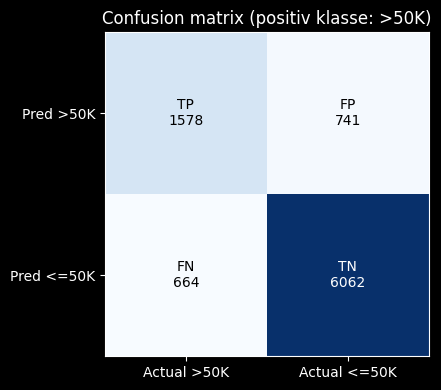
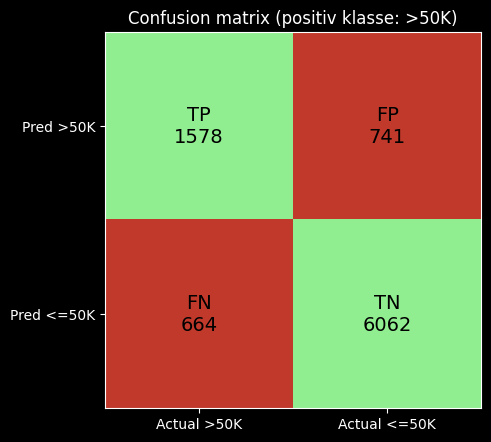
Code edit (unified diff) that turned the first committed figure into the second:
--- before
+++ after
@@ -1,3 +1,4 @@
 from sklearn.metrics import precision_recall_fscore_support, confusion_matrix
+from matplotlib.colors import to_rgba
 
 # Loader bedste model fra checkpoint
@@ -14,20 +15,27 @@
     print(f"{name:12}{prec[i]:>10.3f}{rec[i]:>10.3f}{f1[i]:>10.3f}{support[i]:>10}")
 
-# Bygger confusion matrix
+# Bygger confusion matrix (positiv klasse = >50K i top-venstre)
 tn, fp, fn, tp = confusion_matrix(y_test, y_test_pred).ravel()
 cm = np.array([[tp, fp],
                [fn, tn]])
-labels = np.array([[f'TP\n{tp}', f'FP\n{fp}'],
-                   [f'FN\n{fn}', f'TN\n{tn}']])
 
-# Plotter confusion matrix
-fig, ax = plt.subplots(figsize=(4.5, 4))
-ax.imshow(cm, cmap='Blues')
+# Grøn  (korrekt), rød (forkert)
+colors = np.array([
+    [to_rgba('lightgreen'), to_rgba('#C0392B')],
+    [to_rgba('#C0392B'), to_rgba('lightgreen')],
+])
+
+cell_labels = [['TP', 'FP'], ['FN', 'TN']]
+
+fig, ax = plt.subplots(figsize=(5, 5))
+ax.imshow(colors)
+
 for i in range(2):
     for j in range(2):
-        ax.text(j, i, labels[i, j], ha='center', va='center',
-                color='white' if cm[i, j] > cm.max() / 2 else 'black')
-ax.set_xticks([0, 1]); ax.set_xticklabels(['Actual >50K', 'Actual <=50K'])
-ax.set_yticks([0, 1]); ax.set_yticklabels(['Pred >50K', 'Pred <=50K'])
+        ax.text(j, i, f'{cell_labels[i][j]}\n{cm[i,j]}',
+                ha='center', va='center', fontsize=14, color='black')
+
+ax.set_xticks([0, 1], ['Actual >50K', 'Actual <=50K'])
+ax.set_yticks([0, 1], ['Pred >50K', 'Pred <=50K'])
 ax.set_title('Confusion matrix (positiv klasse: >50K)')
 plt.tight_layout()

Commit: fixet matrix farver + HGBT bruger nu average f1 score